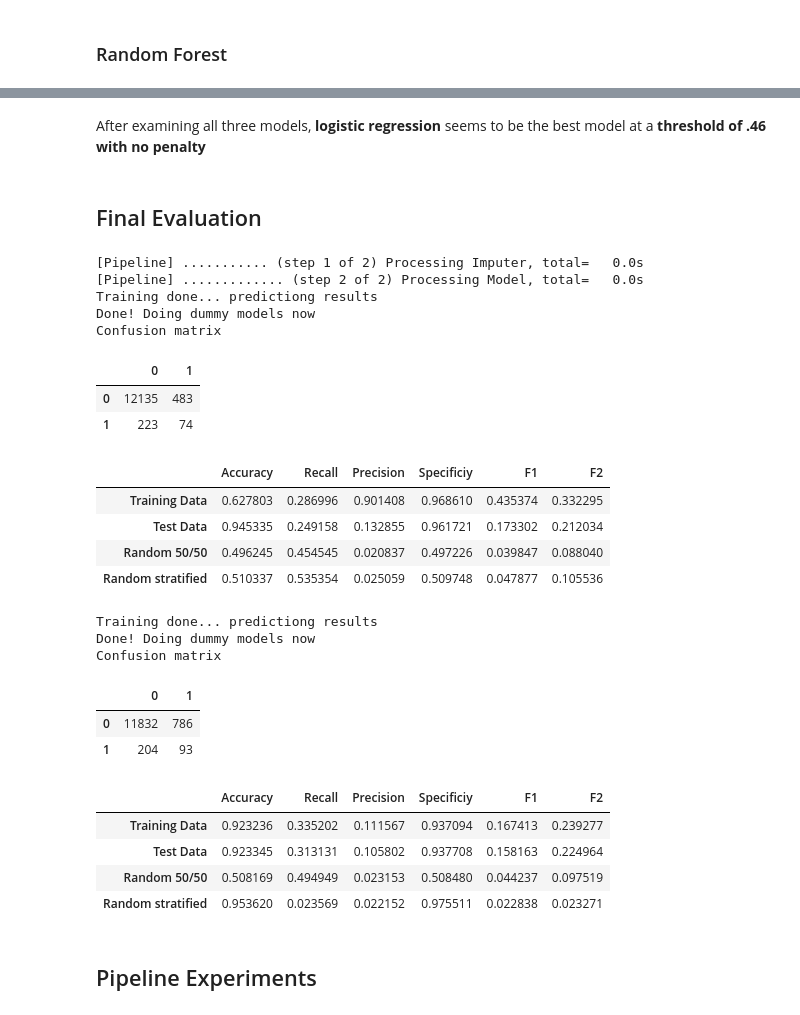
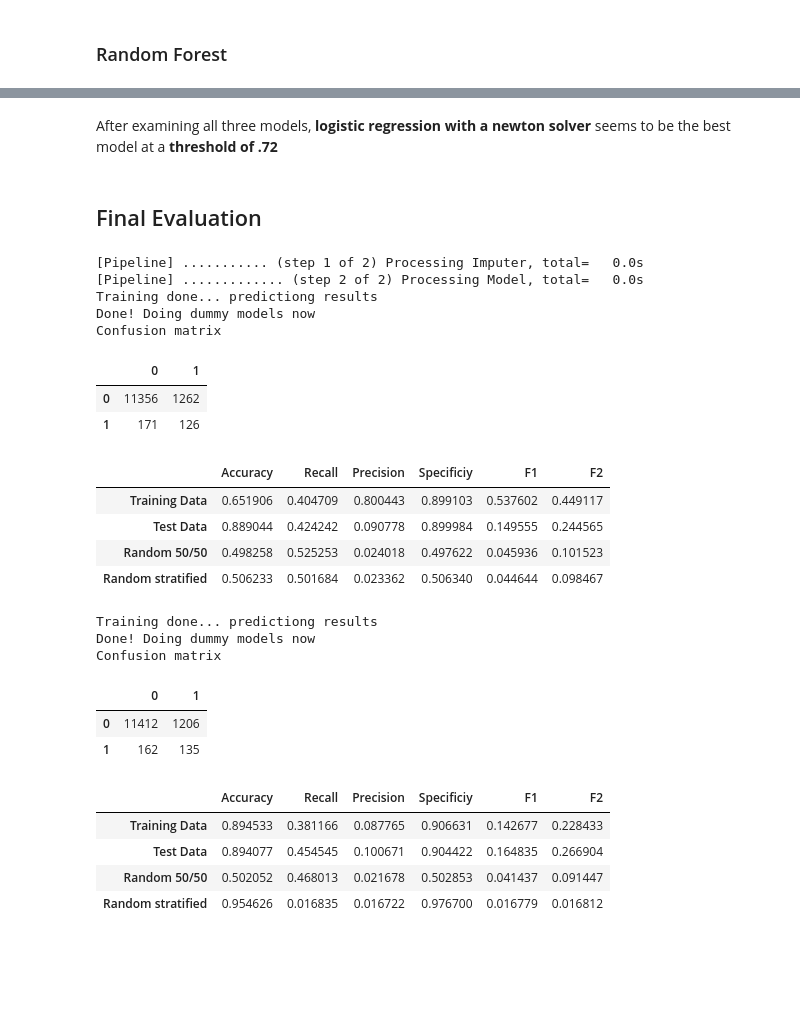
Before and after one commit to Sir-Slade/covid_prediction_project, a Jupyter notebook: PredictorExperimentsClean.ipynb, the cells around one changed output, grey strips where cells are left out. Drawn from its saved outputs; the diff is of its cells as text; code cells hidden in the pictures; blank space fills up the shorter version.

```diff
--- a/PredictorExperimentsClean.ipynb
+++ b/PredictorExperimentsClean.ipynb
@@ -683,7 +683,7 @@ rf_model_group = {
     "Random Forest (500 estimators and entropy)" : RandomForestClassifier(n_estimators=500, criterion="entropy")
 }
 # %%
-run_models(X[selected_features], y, rf_model_group, folds=30, ratio_negatives_to_positives=1, class_threshold=.8, thresholds=np.linspace(.6,1,num=11), name="Random Forest Model Group")
+run_models(X[selected_features], y, rf_model_group, folds=30, ratio_negatives_to_positives=-1, class_threshold=.6, thresholds=np.linspace(.4,.8,num=11), name="Random Forest Model Group")
 # %% [output]
 Random Forest (100 estimators)
 ╠■■■■■■■■■■■■■■■■■■■■■■■■■■■■■╣
@@ -723,36 +723,34 @@ Performance over different classification thresholds
 # %% [markdown]
-After examining all three models, <b>logistic regression</b> seems to be the best model at a <b>threshold of .46 with no penalty</b>
+After examining all three models, <b>logistic regression with a newton solver</b> seems to be the best model at a <b>threshold of .72</b>
 # %% [markdown]
 ## Final Evaluation
 # %%
-eval_final_performance(X[selected_features], y, test_x, test_y, logistic_model_group["LogisticStrongRegularization"], threshold=.78)
+eval_final_performance(X[selected_features], y, test_x, test_y, logistic_model_group["Logistic NewtonSolver"], threshold=.72)
 # %% [output]
 [Pipeline] ........... (step 1 of 2) Processing Imputer, total=   0.0s
 [Pipeline] ............. (step 2 of 2) Processing Model, total=   0.0s
 Training done... predictiong results
 Done! Doing dummy models now
 Confusion matrix
 |  | 0 | 1 |
-| 0 | 12135 | 483 |
-| 1 | 223 | 74 |
+| 0 | 11356 | 1262 |
+| 1 | 171 | 126 |
 |  | Accuracy | Recall | Precision | Specificiy | F1 | F2 |
-| Training Data | 0.627803 | 0.286996 | 0.901408 | 0.968610 | 0.435374 | 0.332295 |
-| Test Data | 0.945335 | 0.249158 | 0.132855 | 0.961721 | 0.173302 | 0.212034 |
-| Random 50/50 | 0.496245 | 0.454545 | 0.020837 | 0.497226 | 0.039847 | 0.088040 |
-| Random stratified | 0.510337 | 0.535354 | 0.025059 | 0.509748 | 0.047877 | 0.105536 |
+| Training Data | 0.651906 | 0.404709 | 0.800443 | 0.899103 | 0.537602 | 0.449117 |
+| Test Data | 0.889044 | 0.424242 | 0.090778 | 0.899984 | 0.149555 | 0.244565 |
+| Random 50/50 | 0.498258 | 0.525253 | 0.024018 | 0.497622 | 0.045936 | 0.101523 |
+| Random stratified | 0.506233 | 0.501684 | 0.023362 | 0.506340 | 0.044644 | 0.098467 |
 # %%
-eval_final_performance_smote(X[selected_features], y, test_x, test_y, logistic_model_group["LogisticStrongRegularization"], threshold=.78)
+eval_final_performance_smote(X[selected_features], y, test_x, test_y, logistic_model_group["Logistic NewtonSolver"], threshold=.72)
 # %% [output]
 Training done... predictiong results
 Done! Doing dummy models now
 Confusion matrix
 |  | 0 | 1 |
-| 0 | 11832 | 786 |
-| 1 | 204 | 93 |
+| 0 | 11412 | 1206 |
+| 1 | 162 | 135 |
 |  | Accuracy | Recall | Precision | Specificiy | F1 | F2 |
-| Training Data | 0.923236 | 0.335202 | 0.111567 | 0.937094 | 0.167413 | 0.239277 |
-| Test Data | 0.923345 | 0.313131 | 0.105802 | 0.937708 | 0.158163 | 0.224964 |
-| Random 50/50 | 0.508169 | 0.494949 | 0.023153 | 0.508480 | 0.044237 | 0.097519 |
-| Random stratified | 0.953620 | 0.023569 | 0.022152 | 0.975511 | 0.022838 | 0.023271 |
+| Training Data | 0.894533 | 0.381166 | 0.087765 | 0.906631 | 0.142677 | 0.228433 |
+| Test Data | 0.894077 | 0.454545 | 0.100671 | 0.904422 | 0.164835 | 0.266904 |
+| Random 50/50 | 0.502052 | 0.468013 | 0.021678 | 0.502853 | 0.041437 | 0.091447 |
+| Random stratified | 0.954626 | 0.016835 | 0.016722 | 0.976700 | 0.016779 | 0.016812 |
-# %% [markdown]
-## Pipeline Experiments
```
Also changed, not shown: parts of 9 cells of this notebook.
